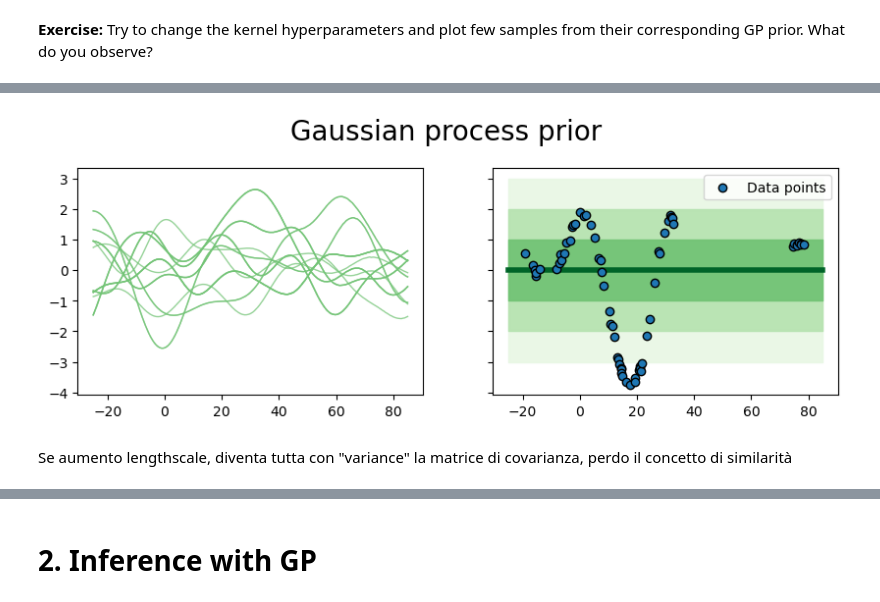
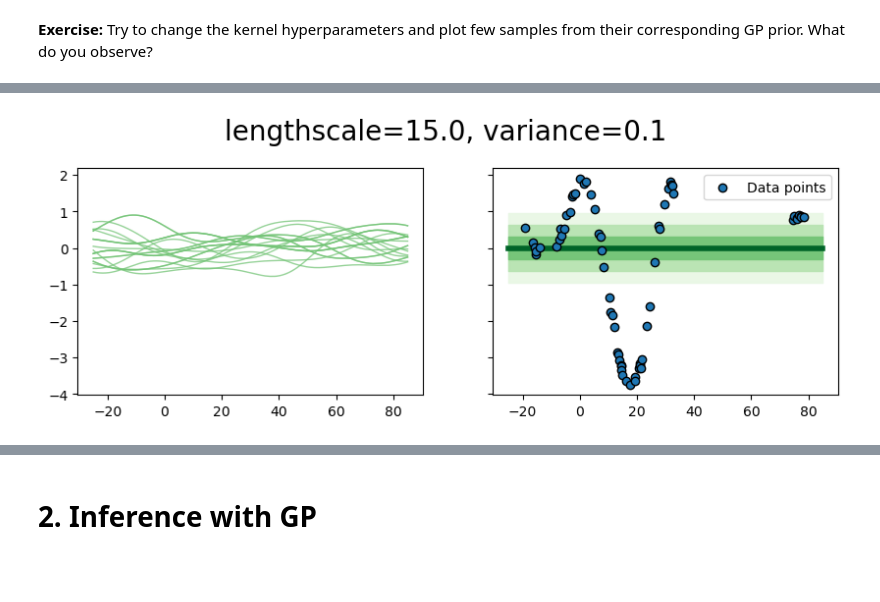
Before and after one commit to francdente/asi-labs, a Jupyter notebook: lab_week2-public/Gaussian_Process_Regression.ipynb, the cells around one changed output, grey strips where cells are left out. Drawn from its saved outputs; the diff is of its cells as text; code cells hidden in the pictures; blank space fills up the shorter version.

```diff
--- a/lab_week2-public/Gaussian_Process_Regression.ipynb
+++ b/lab_week2-public/Gaussian_Process_Regression.ipynb
@@ -130,7 +130,7 @@ def rbf_kernel(params, X1, X2):
 # %% [markdown]
 **Exercise:** Compute the kernel matrix $\kappa(\boldsymbol{X}, \boldsymbol{X})$. Plot it using `plt.imshow()`. Start with $\sigma^2_f$ and $l$ both equal to one. Then try to change this two parameter. What do you see? Comment the figure.
 # %%
-params = {"lengthscale": 1.0, "variance": 1.0}
+params = {"lengthscale": 1.0, "variance": 1}
 
 K =  rbf_kernel(params, X, X) # @@ COMPLETE @@ #
 
@@ -143,0 +146,30 @@ plt.show()
+# %%
+params_list = [
+    {"lengthscale": 0.1, "variance": 1.0},
+    {"lengthscale": 10.0, "variance": 1.0},
+    {"lengthscale": 100.0, "variance": 1.0}
+]
+fig, axs = plt.subplots(1, 3, figsize=(15, 5), constrained_layout=True)
+
+for i, params in enumerate(params_list):
+    K = rbf_kernel(params, X, X)
+    bar = axs[i].imshow(K, extent=[X.min(), X.max(), X.min(), X.max()], cmap="cividis")
+    fig.colorbar(bar)
+    axs[i].set_title(f"Covariance Matrix\nlengthscale={params['lengthscale']}, variance={params['variance']}")
+
+plt.show()
+
+params_list = [
+    {"lengthscale": 1, "variance": 0.1},
+    {"lengthscale": 1, "variance": 10},
+    {"lengthscale": 1, "variance": 100}
+]
+fig, axs = plt.subplots(1, 3, figsize=(15, 5), constrained_layout=True)
+
+for i, params in enumerate(params_list):
+    K = rbf_kernel(params, X, X)
+    bar = axs[i].imshow(K, extent=[X.min(), X.max(), X.min(), X.max()], cmap="cividis")
+    fig.colorbar(bar)
+    axs[i].set_title(f"Covariance Matrix\nlengthscale={params['lengthscale']}, variance={params['variance']}")
+
+plt.show()
@@ -203,16 +257,14 @@ plt.show()
 # %%
-params = {"lengthscale": 10.0, "variance": 1.0}
+params_2 = {"lengthscale": 15.0, "variance": 0.1}
 
-samples, mean, cov = sample_f_prior(params, rbf_kernel, Xt)
+samples, mean, cov = sample_f_prior(params_2, rbf_kernel, Xt)
 
 fig, (ax0, ax1) = plt.subplots(1, 2, figsize=[10, 3], sharey=True)
 plot_samples(Xt, samples, ax=ax0)
 plot_gp(Xt, mean, cov, ax=ax1)
 plot_data(X, y, ax1)
 ax1.legend()
-fig.suptitle(r"Gaussian process prior", y=1.05, fontsize=20)
+fig.suptitle(f"lengthscale={params_2['lengthscale']}, variance={params_2['variance']}", y=1.05, fontsize=20)
 plt.show()
 # %% [output]
-[figure, old version]
+[figure, new version]
-# %% [markdown]
-Se aumento lengthscale, diventa tutta con "variance" la matrice di covarianza, perdo il concetto di similarità
```
Also changed, not shown: parts of 20 cells of this notebook.
